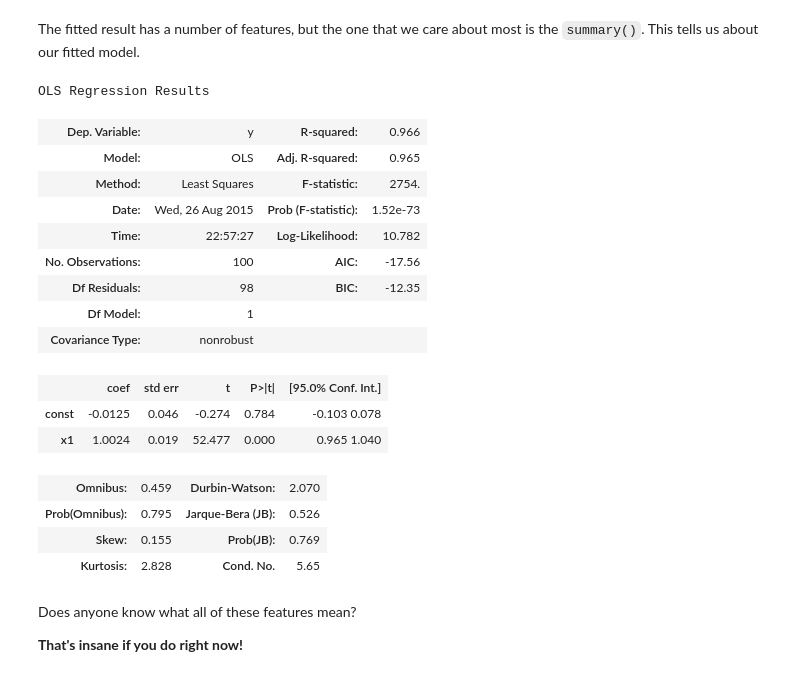
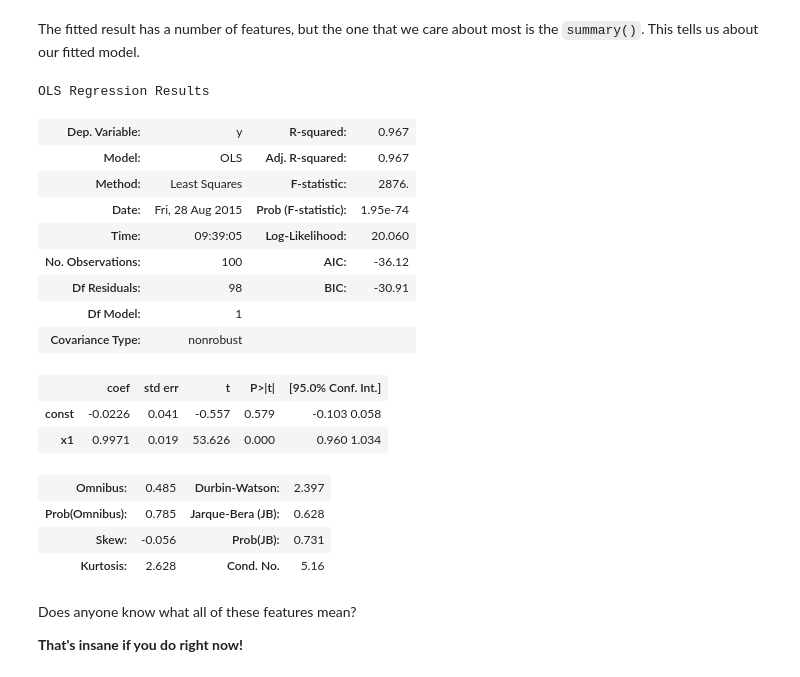
Before and after one commit to amarallab/Introduction-to-Python-Programming-and-Data-Science, a Jupyter notebook: Special-Topics/Regressions-With-Statsmodels.ipynb, the cells around one changed output. Saved outputs shown, nothing was run; the diff lists cells and outputs as text; code cells hidden in the pictures.

```diff
--- a/Special-Topics/Regressions-With-Statsmodels.ipynb
+++ b/Special-Topics/Regressions-With-Statsmodels.ipynb
@@ -44,6 +59,6 @@ X = sm.add_constant(high_school_gpas)
 # %% [markdown]
 Now we create the ordinary least squares regression, this is our `model`
 # %%
-model = sm.OLS(college_gpas, X)
+simdata_model = sm.OLS(college_gpas, X)
 # %% [markdown]
 Once we fit the model, this becomes our result
@@ -52,25 +65,27 @@ result = model.fit()
+# %%
+simdata_result = simdata_model.fit()
 # %% [markdown]
 The fitted result has a number of features, but the one that we care about most is the `summary()`. This tells us about our fitted model.
 # %%
-result.summary()
+simdata_result.summary()
 # %% [output]
 OLS Regression Results
-| Dep. Variable: | y | R-squared: | 0.966 |
-| Model: | OLS | Adj. R-squared: | 0.965 |
-| Method: | Least Squares | F-statistic: | 2754. |
-| Date: | Wed, 26 Aug 2015 | Prob (F-statistic): | 1.52e-73 |
-| Time: | 22:57:27 | Log-Likelihood: | 10.782 |
-| No. Observations: | 100 | AIC: | -17.56 |
-| Df Residuals: | 98 | BIC: | -12.35 |
+| Dep. Variable: | y | R-squared: | 0.967 |
+| Model: | OLS | Adj. R-squared: | 0.967 |
+| Method: | Least Squares | F-statistic: | 2876. |
+| Date: | Fri, 28 Aug 2015 | Prob (F-statistic): | 1.95e-74 |
+| Time: | 09:39:05 | Log-Likelihood: | 20.060 |
+| No. Observations: | 100 | AIC: | -36.12 |
+| Df Residuals: | 98 | BIC: | -30.91 |
 | Df Model: | 1 |  |  |
 | Covariance Type: | nonrobust |  |  |
 |  | coef | std err | t | P>|t| | [95.0% Conf. Int.] |
-| const | -0.0125 | 0.046 | -0.274 | 0.784 | -0.103 0.078 |
-| x1 | 1.0024 | 0.019 | 52.477 | 0.000 | 0.965 1.040 |
+| const | -0.0226 | 0.041 | -0.557 | 0.579 | -0.103 0.058 |
+| x1 | 0.9971 | 0.019 | 53.626 | 0.000 | 0.960 1.034 |
-| Omnibus: | 0.459 | Durbin-Watson: | 2.070 |
-| Prob(Omnibus): | 0.795 | Jarque-Bera (JB): | 0.526 |
-| Skew: | 0.155 | Prob(JB): | 0.769 |
-| Kurtosis: | 2.828 | Cond. No. | 5.65 |
+| Omnibus: | 0.485 | Durbin-Watson: | 2.397 |
+| Prob(Omnibus): | 0.785 | Jarque-Bera (JB): | 0.628 |
+| Skew: | -0.056 | Prob(JB): | 0.731 |
+| Kurtosis: | 2.628 | Cond. No. | 5.16 |
 # %% [markdown]
 Does anyone know what all of these features mean?
 
```
Also changed, not shown: parts of 42 cells of this notebook, 1 other file.
